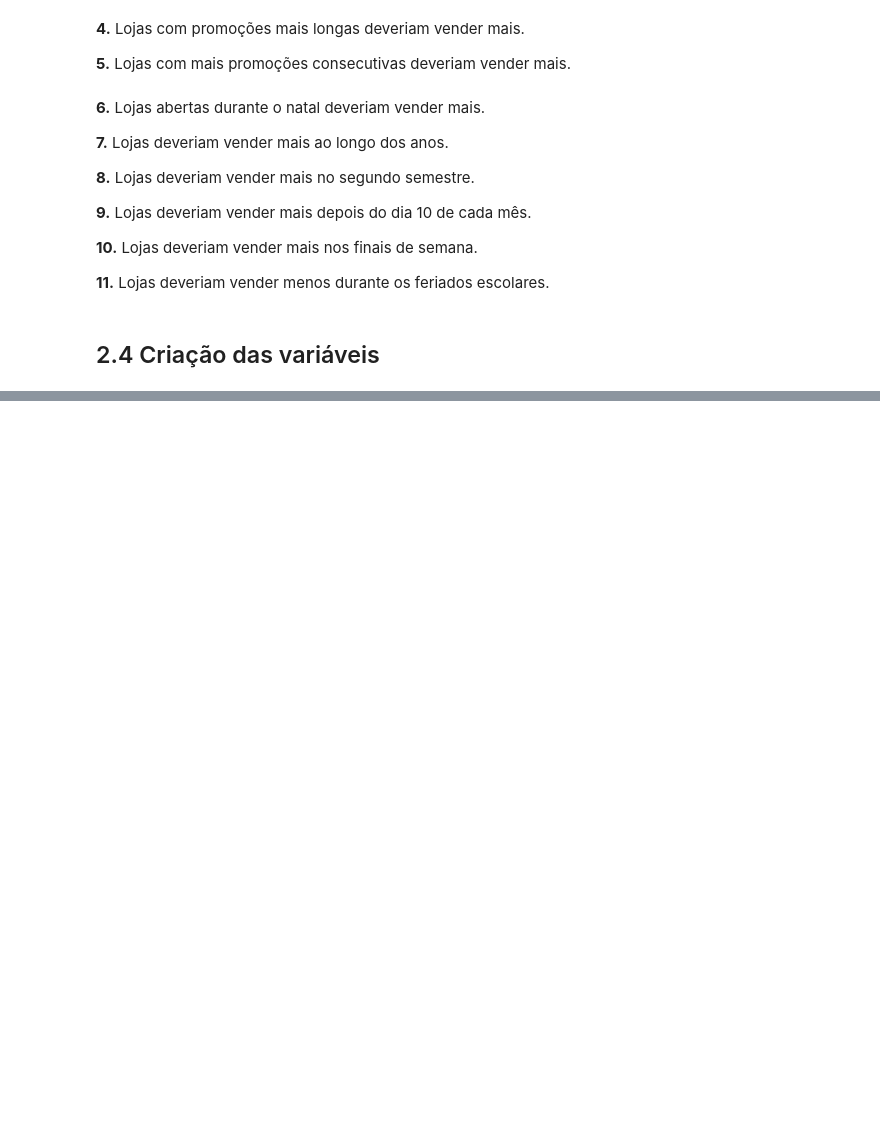
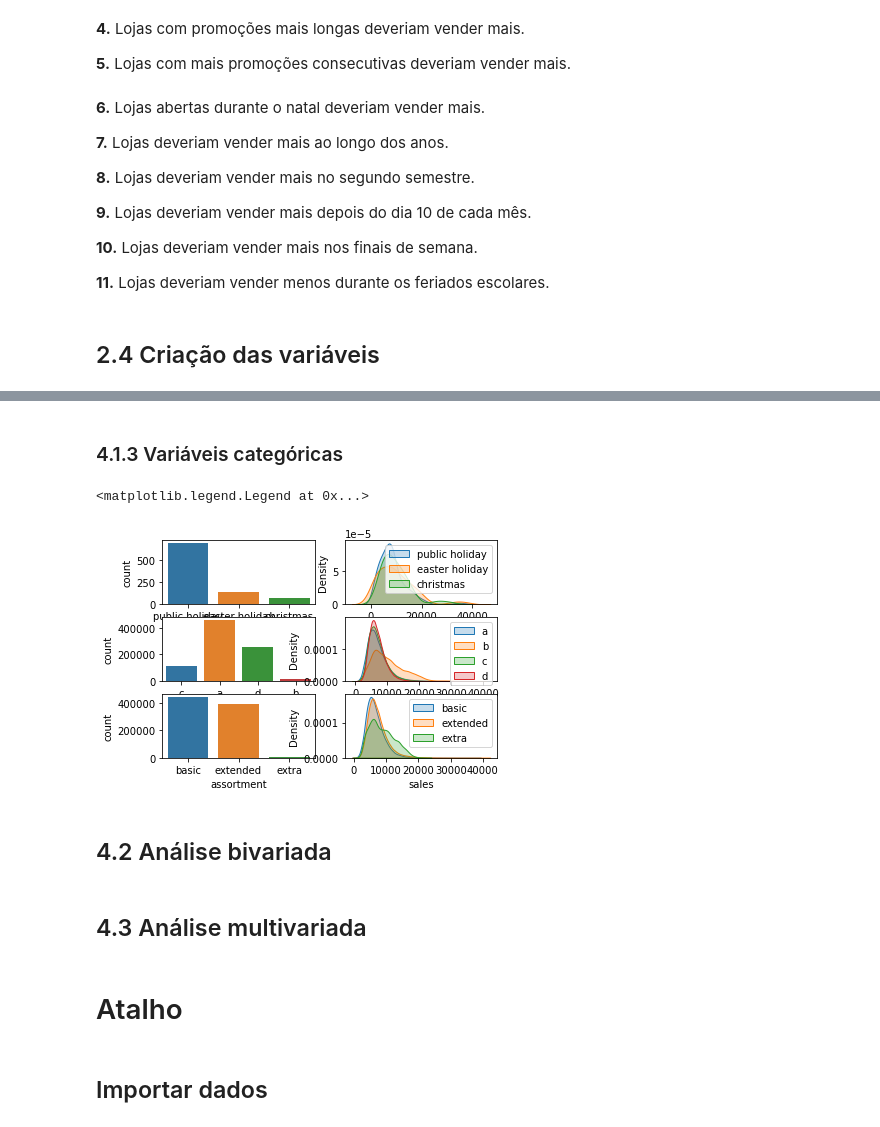
Before and after one commit to paixaols/rossmann-store-sales, a Jupyter notebook: Rossmann_sales_prediction.ipynb, the cells around one changed output, grey strips where cells are left out. Drawn from its saved outputs; the diff is of its cells as text; code cells hidden in the pictures; blank space fills up the shorter version.

Commit message:
add exploratory data analysis

```diff
--- a/Rossmann_sales_prediction.ipynb
+++ b/Rossmann_sales_prediction.ipynb
@@ -338,0 +371,44 @@ df2['state_holiday'] = df2['state_holiday'].apply(lambda x: 'public holiday' if
+# %% [markdown]
+### 4.1.3 Variáveis categóricas
+# %%
+# State holiday
+plt.subplot(3, 2, 1)
+sns.countplot(x = 'state_holiday', data = df4[df4['state_holiday'] != 'regular day'])
+
+plt.subplot(3, 2, 2)
+sns.kdeplot(x = 'sales', data = df4[df4['state_holiday'] == 'public holiday'], label = 'public holiday', shade = True)
+sns.kdeplot(x = 'sales', data = df4[df4['state_holiday'] == 'easter holiday'], label = 'easter holiday', shade = True)
+sns.kdeplot(x = 'sales', data = df4[df4['state_holiday'] == 'christmas'], label = 'christmas', shade = True)
+plt.legend()
+
+# Store type
+plt.subplot(3, 2, 3)
+sns.countplot(x = 'store_type', data = df4)
+
+plt.subplot(3, 2, 4)
+sns.kdeplot(x = 'sales', data = df4[df4['store_type'] == 'a'], label = 'a', shade = True)
+sns.kdeplot(x = 'sales', data = df4[df4['store_type'] == 'b'], label = 'b', shade = True)
+sns.kdeplot(x = 'sales', data = df4[df4['store_type'] == 'c'], label = 'c', shade = True)
+sns.kdeplot(x = 'sales', data = df4[df4['store_type'] == 'd'], label = 'd', shade = True)
+plt.legend()
+
+# Assortment
+plt.subplot(3, 2, 5)
+sns.countplot(x = 'assortment', data = df4)
+
+plt.subplot(3, 2, 6)
+sns.kdeplot(x = 'sales', data = df4[df4['assortment'] == 'basic'], label = 'basic', shade = True)
+sns.kdeplot(x = 'sales', data = df4[df4['assortment'] == 'extended'], label = 'extended', shade = True)
+sns.kdeplot(x = 'sales', data = df4[df4['assortment'] == 'extra'], label = 'extra', shade = True)
+plt.legend()
+# %% [output]
+<matplotlib.legend.Legend at 0x...>
+[figure, added]
+# %% [markdown]
+## 4.2 Análise bivariada
+# %% [markdown]
+## 4.3 Análise multivariada
+# %% [markdown]
+# Atalho
+# %% [markdown]
+## Importar dados
```
Also changed, not shown: parts of 22 cells of this notebook.
